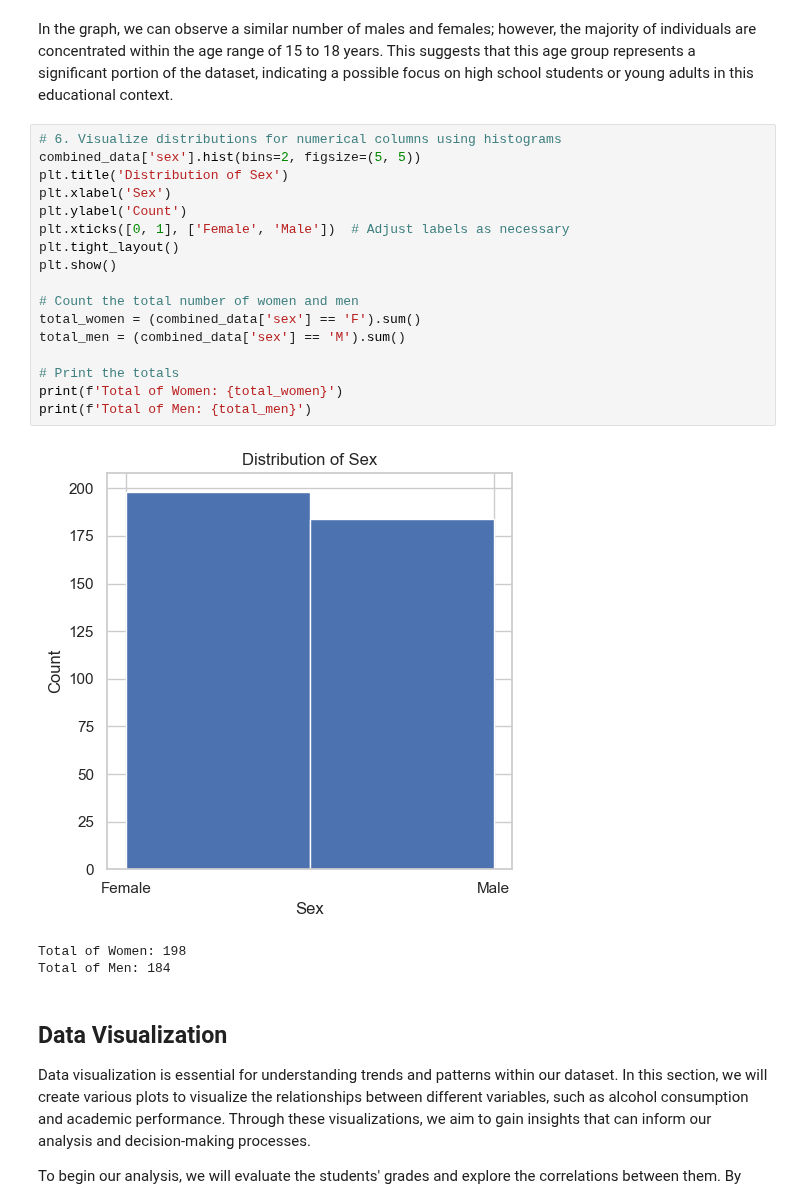
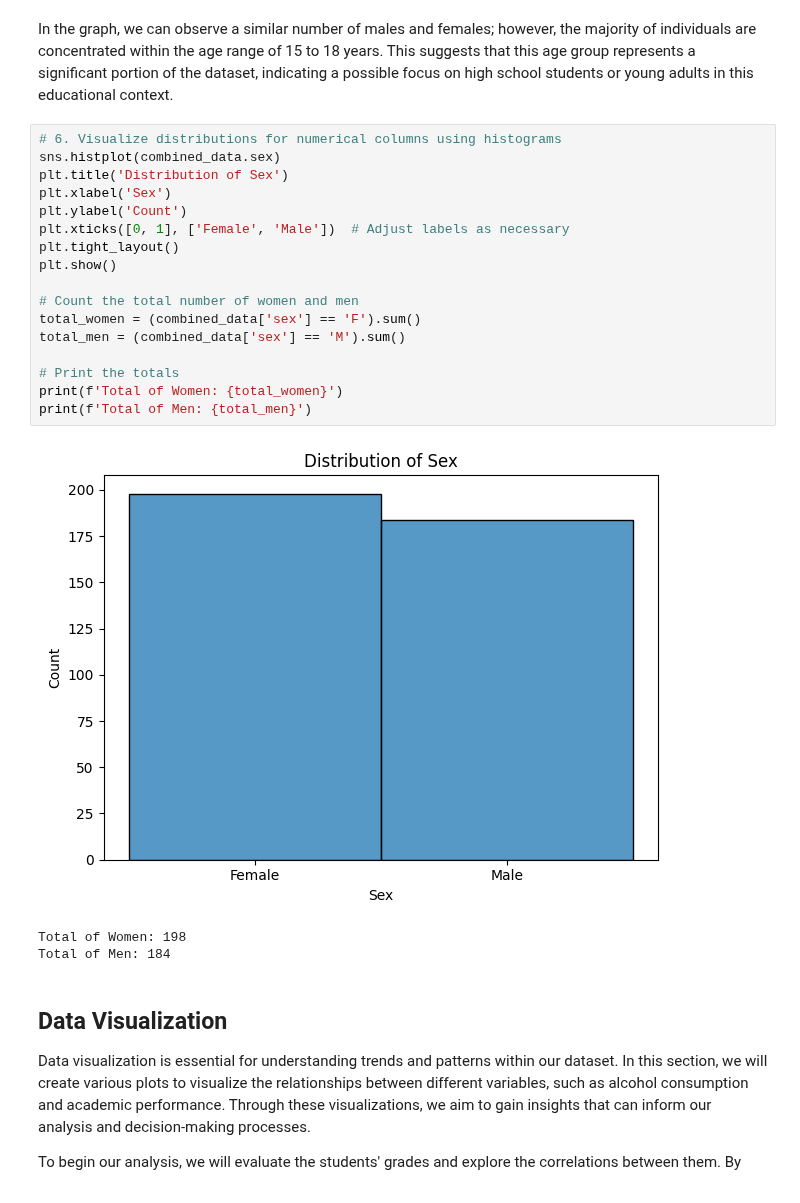
Before and after one commit to richenapedro/Data-Science-Analyst, a Jupyter notebook: Student Alcohol Consumption (EDA)/script/Student Alcohol Consumption.ipynb, the cells around one changed output. Drawn from its saved outputs; the diff is of its cells as text.

```diff
--- a/Student Alcohol Consumption (EDA)/script/Student Alcohol Consumption.ipynb
+++ b/Student Alcohol Consumption (EDA)/script/Student Alcohol Consumption.ipynb
@@ -256,23 +274,23 @@ plt.show()
 In the graph, we can observe a similar number of males and females; however, the majority of individuals are concentrated within the age range of 15 to 18 years. This suggests that this age group represents a significant portion of the dataset, indicating a possible focus on high school students or young adults in this educational context.
 # %%
 # 6. Visualize distributions for numerical columns using histograms
-combined_data['sex'].hist(bins=2, figsize=(5, 5))
+sns.histplot(combined_data.sex)
 plt.title('Distribution of Sex')
 plt.xlabel('Sex')
 plt.ylabel('Count')
 plt.xticks([0, 1], ['Female', 'Male'])  # Adjust labels as necessary
 plt.tight_layout()
 plt.show()
 
 # Count the total number of women and men
 total_women = (combined_data['sex'] == 'F').sum()
 total_men = (combined_data['sex'] == 'M').sum()
 
 # Print the totals
 print(f'Total of Women: {total_women}')
 print(f'Total of Men: {total_men}')
 # %% [output]
-[figure, old version]
+[figure, new version]
 Total of Women: 198
 Total of Men: 184
 # %% [markdown]
```
Also changed, not shown: parts of 12 cells of this notebook.
